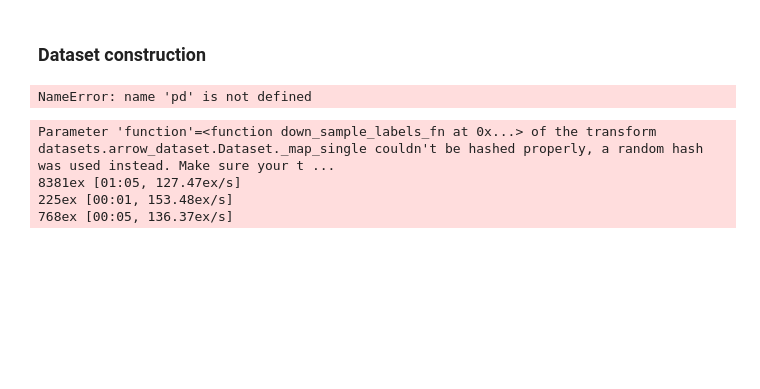
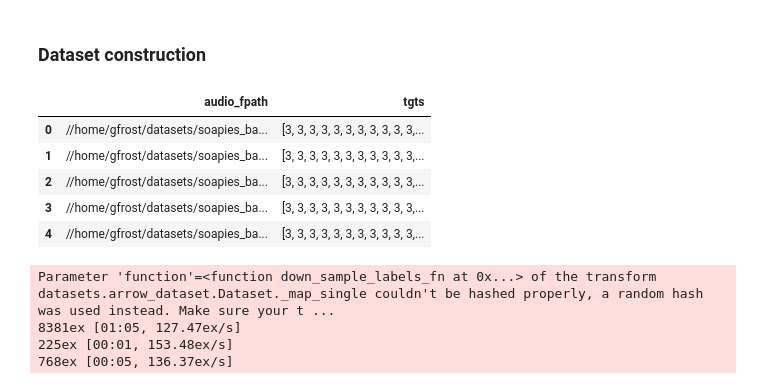
Before and after one commit to GeoffreyFrost/code-switched-language-diarization, a Jupyter notebook: notebooks/preprocessor_tinker.ipynb, the cells around one changed output. Saved outputs shown, nothing was run; the diff lists cells and outputs as text; code cells hidden in the pictures; blank space fills up the shorter version.

```diff
--- a/notebooks/preprocessor_tinker.ipynb
+++ b/notebooks/preprocessor_tinker.ipynb
@@ -23,19 +23,26 @@ gc.collect()
 # %% [markdown]
 ### Dataset construction
 # %%
-path = '/media/geoff/datasets/soapies_balanced_corpora/cs_engzul_balanced/lang_targs_mult/cs_engzul_trn.pkl'
+path = '/home/gfrost/datasets/soapies_balanced_corpora/cs_engxho_balanced/lang_targs_mult/cs_engxho_trn.pkl'
 df_trn = pd.read_pickle(path)
-path = '/media/geoff/datasets/soapies_balanced_corpora/cs_engzul_balanced/lang_targs_mult/cs_engzul_dev.pkl'
-df_dev = pd.read_pickle(path)
-path = '/media/geoff/datasets/soapies_balanced_corpora/cs_engzul_balanced/lang_targs_mult/cs_engzul_tst.pkl'
-df_tst = pd.read_pickle(path)
+# path = '/media/geoff/datasets/soapies_balanced_corpora/cs_engzul_balanced/lang_targs_mult/cs_engzul_dev.pkl'
+# df_dev = pd.read_pickle(path)
+# path = '/media/geoff/datasets/soapies_balanced_corpora/cs_engzul_balanced/lang_targs_mult/cs_engzul_tst.pkl'
+# df_tst = pd.read_pickle(path)
 
-dataset = dataset_dict(df_trn, df_dev, df_tst)
+# dataset = dataset_dict(df_trn, df_dev, df_tst)
 
-del df_trn, df_dev, df_tst
-gc.collect()
+# del df_trn, df_dev, df_tst
+# gc.collect()
-# %% [output]
-NameError: name 'pd' is not defined
+# %%
+df_trn.head()
+# %% [output]
+|  | audio_fpath | tgts |
+| 0 | //home/gfrost/datasets/soapies_ba... | [3, 3, 3, 3, 3, 3, 3, 3, 3, 3, 3,... |
+| 1 | //home/gfrost/datasets/soapies_ba... | [3, 3, 3, 3, 3, 3, 3, 3, 3, 3, 3,... |
+| 2 | //home/gfrost/datasets/soapies_ba... | [3, 3, 3, 3, 3, 3, 3, 3, 3, 3, 3,... |
+| 3 | //home/gfrost/datasets/soapies_ba... | [3, 3, 3, 3, 3, 3, 3, 3, 3, 3, 3,... |
+| 4 | //home/gfrost/datasets/soapies_ba... | [3, 3, 3, 3, 3, 3, 3, 3, 3, 3, 3,... |
 # %%
 # dataset = dataset.map(speech_file_to_array_fn, num_proc=1)
 # dataset = dataset.map(down_sample_labels_fn, num_proc=1)
```
Also changed, not shown: parts of 5 cells of this notebook, 9 other files.
